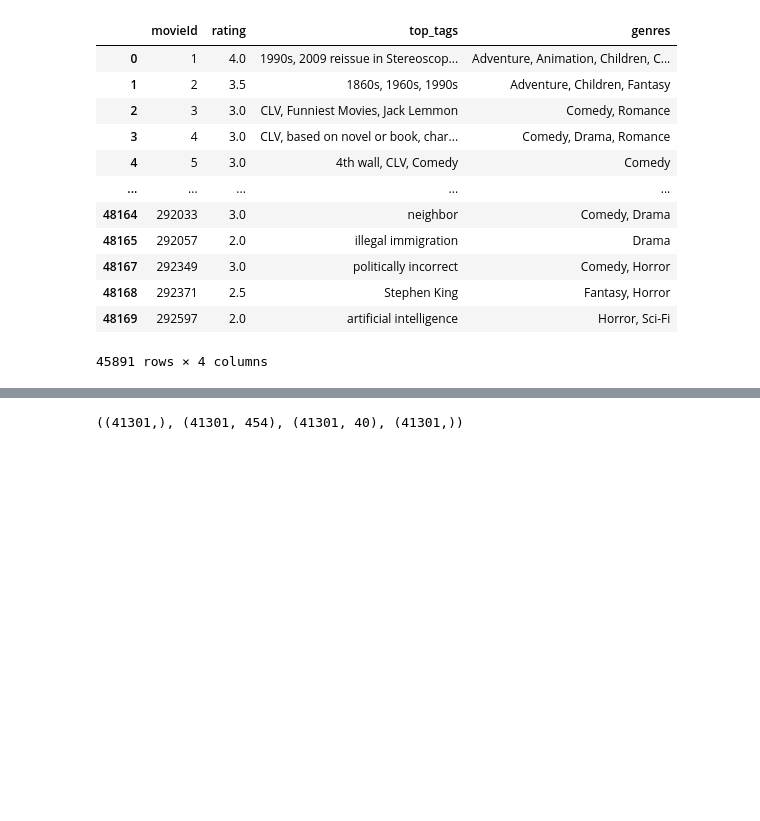
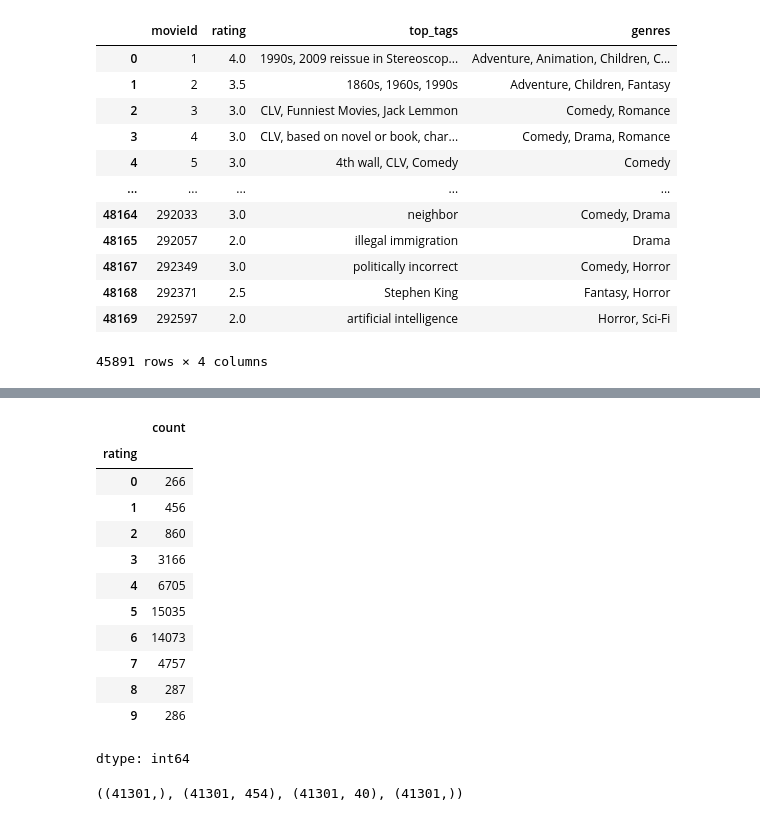
Before and after one commit to aaronmj7/MSc_project, a Jupyter notebook: Project_v1.ipynb, the cells around one changed output, grey strips where cells are left out. Cells and saved outputs as stored; diff of their text form; code cells hidden in the pictures; blank space fills up the shorter version.

```diff
--- a/Project_v1.ipynb
+++ b/Project_v1.ipynb
@@ -672,3 +692,19 @@ final_df
+# %%
+final_df['rating'].value_counts().sort_index()
+# %% [output]
+|  | count |
+| rating |  |
+| 0 | 266 |
+| 1 | 456 |
+| 2 | 860 |
+| 3 | 3166 |
+| 4 | 6705 |
+| 5 | 15035 |
+| 6 | 14073 |
+| 7 | 4757 |
+| 8 | 287 |
+| 9 | 286 |
+dtype: int64
 # %%
 # Tokenize tags and genres
 tokenizer_tags = Tokenizer()
```
Also changed, not shown: parts of 11 cells of this notebook.
